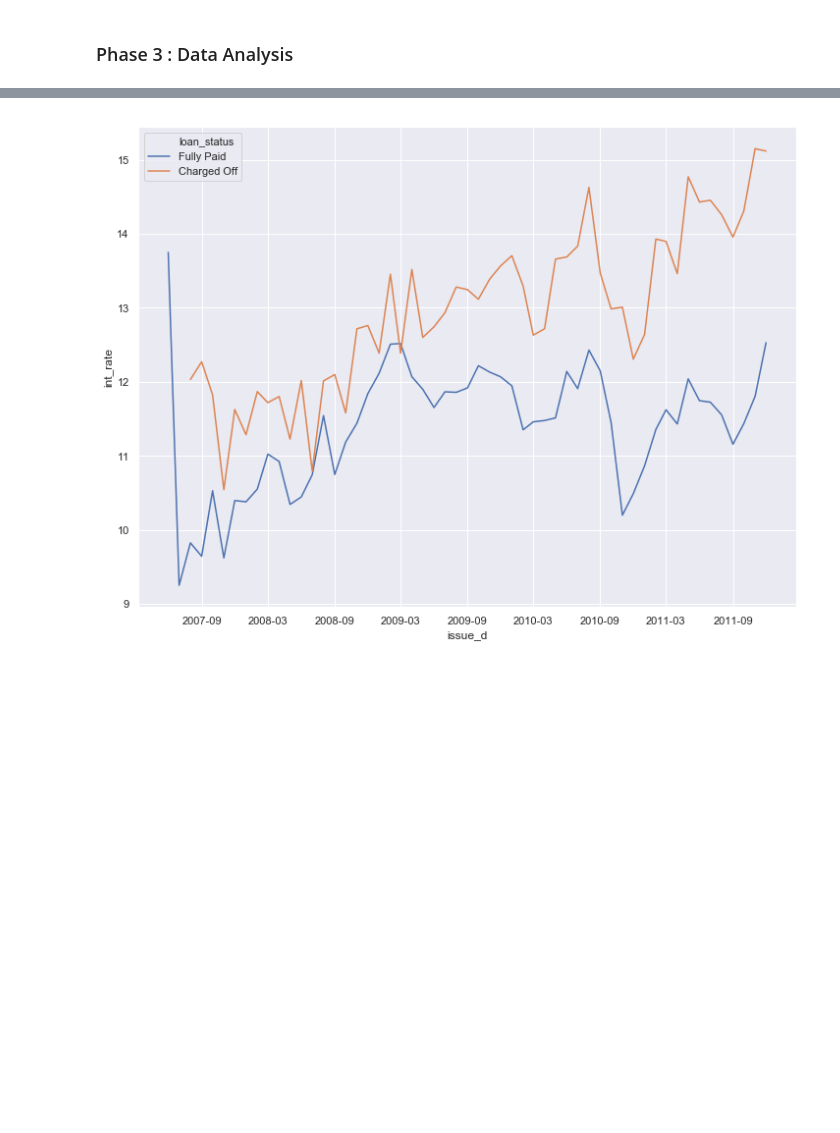
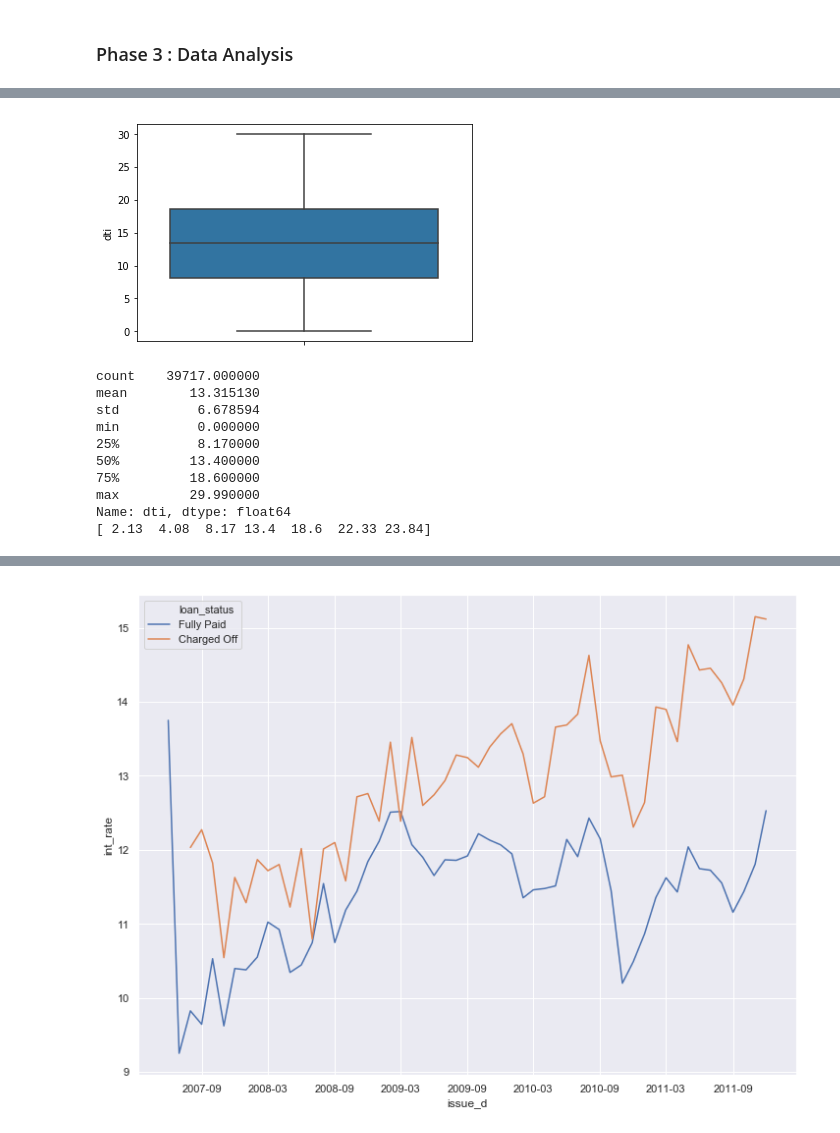
Before and after one commit to Nanditha-G-N/Machine-Learning-Case-Studies, a Jupyter notebook: case-study-2/LCLoanEDACaseStudy.ipynb, the cells around one changed output, grey strips where cells are left out. Cells and saved outputs as stored; diff of their text form; code cells hidden in the pictures; blank space fills up the shorter version.

```diff
--- a/case-study-2/LCLoanEDACaseStudy.ipynb
+++ b/case-study-2/LCLoanEDACaseStudy.ipynb
@@ -236,0 +311,20 @@ df_loan['int_rate_bins'] = pd.cut(df_loan['int_rate'], bins=int_rate_bins)
+# %%
+#Analysis of dti
+
+sns.boxplot(y = (df_loan.dti))
+plt.show()
+
+print(df_loan.dti.describe())
+print(np.percentile(df_loan.dti, [5,10,25,50,75,90,95]))
+# %% [output]
+[figure, added]
+count    39717.000000
+mean        13.315130
+std          6.678594
+min          0.000000
+25%          8.170000
+50%         13.400000
+75%         18.600000
+max         29.990000
+Name: dti, dtype: float64
+[ 2.13  4.08  8.17 13.4  18.6  22.33 23.84]
```
Also changed, not shown: parts of 41 cells of this notebook.
